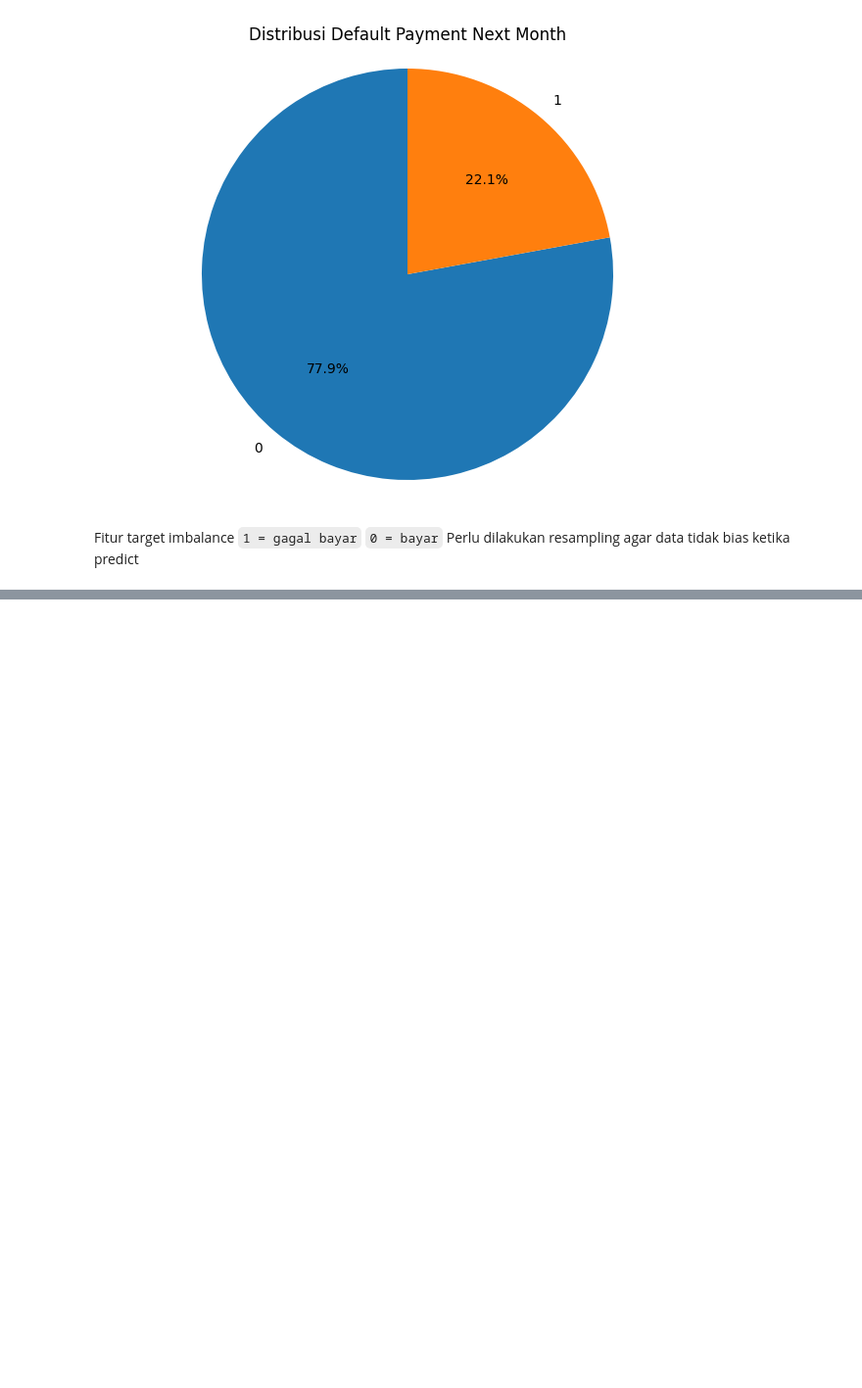
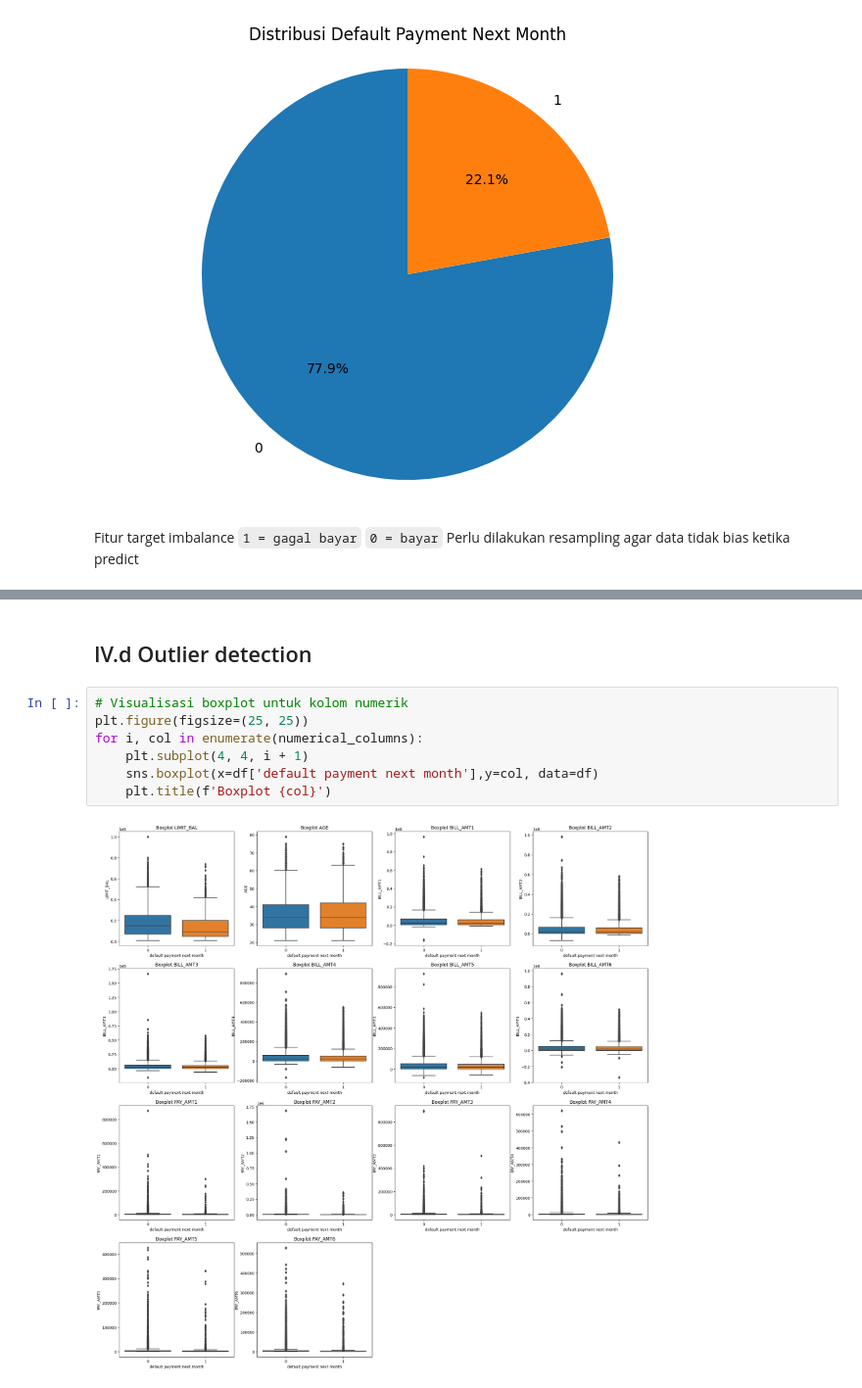
Before and after one commit to iqbal-saputra/AssignmentML, a Jupyter notebook: AssignmentML.ipynb, the cells around one changed output, grey strips where cells are left out. Shown at 98% size. Drawn from its saved outputs; the diff is of its cells as text; blank space fills up the shorter version.

```diff
--- a/AssignmentML.ipynb
+++ b/AssignmentML.ipynb
@@ -381,0 +551,11 @@ for i in df.columns:
+# %% [markdown]
+## IV.d Outlier detection
+# %%
+# Visualisasi boxplot untuk kolom numerik
+plt.figure(figsize=(25, 25))
+for i, col in enumerate(numerical_columns):
+    plt.subplot(4, 4, i + 1)
+    sns.boxplot(x=df['default payment next month'],y=col, data=df)
+    plt.title(f'Boxplot {col}')
+# %% [output]
+[figure, added]
```
Also changed, not shown: parts of 34 cells of this notebook.
